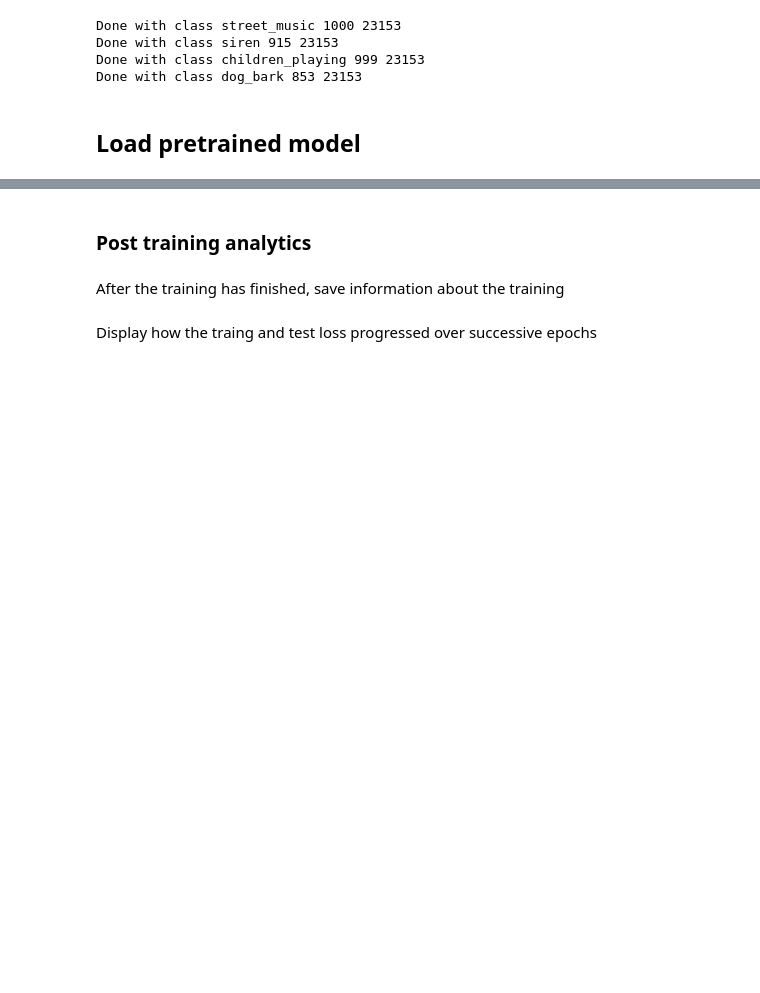
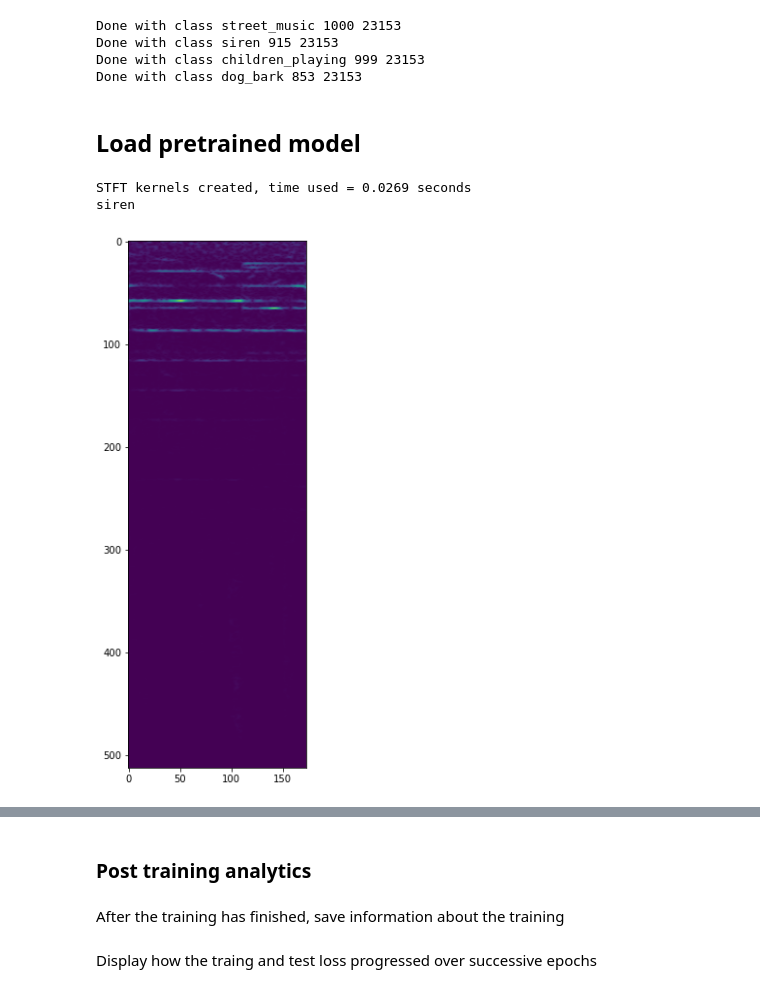
Before and after one commit to FAR-Lab/RealtimeAudioClassification, a Jupyter notebook: 02_Training/Training The Network.ipynb, the cells around one changed output, grey strips where cells are left out. Drawn from its saved outputs; the diff is of its cells as text; code cells hidden in the pictures; blank space fills up the shorter version.

```diff
--- a/02_Training/Training The Network.ipynb
+++ b/02_Training/Training The Network.ipynb
@@ -188,6 +194,17 @@ class Model(torch.nn.Module):
         x = self.fc1(torch.relu(x))
         x = self.fc2(torch.relu(x))
         return torch.softmax(x,dim=1)
+# %%
+blup = next(iter(trainloader))
+model=Model(len(classes))
+spec= model.visualize(blup[0])
+fig = plt.figure(figsize=(10, 10))
+plt.imshow(spec[0].cpu().detach().numpy())
+print(classes[blup[1][0]])
+# %% [output]
+STFT kernels created, time used = 0.0269 seconds
+siren
+[figure, added]
 # %%
 model=Model(len(classes))
 model.to(device)
```
Also changed, not shown: parts of 20 cells of this notebook.
